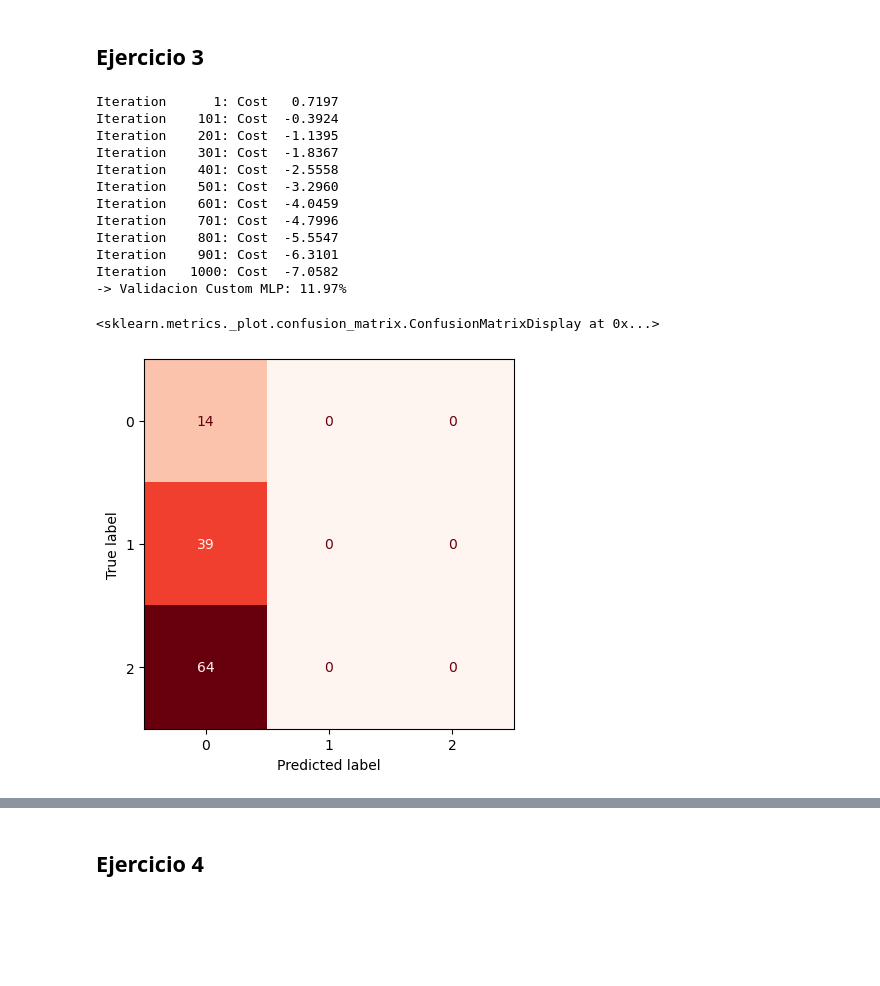
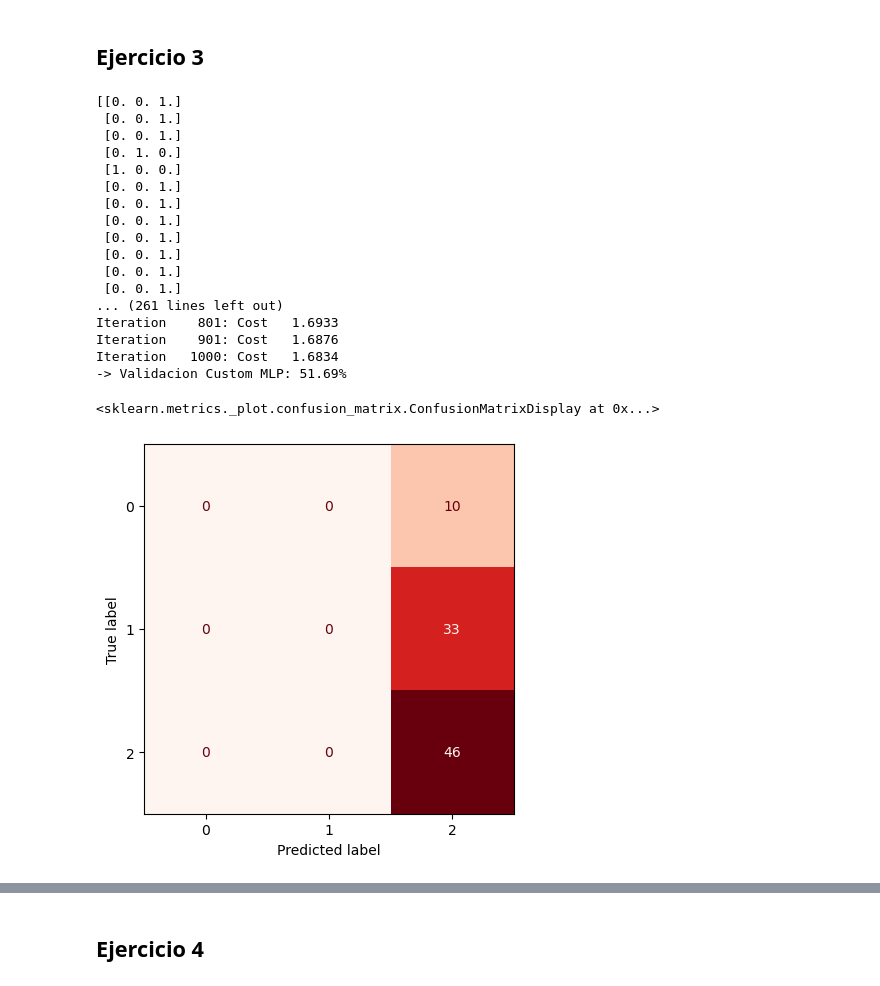
Before and after one commit to pokoli0/AAMD, a Jupyter notebook: Practica5/Practica5Enuncuado/examen.ipynb, the cells around one changed output, grey strips where cells are left out. Cells and saved outputs as stored; diff of their text form; code cells hidden in the pictures; blank space fills up the shorter version.

```diff
--- a/Practica5/Practica5Enuncuado/examen.ipynb
+++ b/Practica5/Practica5Enuncuado/examen.ipynb
@@ -202,65 +153,74 @@ import pandas as pd
 import numpy as np
 from sklearn.model_selection import train_test_split
 
-unnecessary_columns = ["Group"]
+unnecessary_columns = ['Group']
 
 # coge todos los datos menos la columna de action (la solucion)
-X = final_data.drop(unnecessary_columns, axis=1).values
+X = final_data.values
 
 # get_dummies: convierte la columna de action en una tabla de trues y falses indicando que accion esta en cada caso
-y = final_data[unnecessary_columns].values
-
-# coge los valores posibles de action
-y_labels = final_data["Group"].values
-
+y = labeled_data.values
 
 # separa los datos ->
 # y_train_lbl; y_test_lbl -> se refiere a las columnas de action que estan procesadas como labeled
-X_train, X_test, y_train, y_test, y_train_lbl, y_test_lbl= train_test_split(
-    X, y, y_labels,  random_state=42, test_size=0.33, shuffle=True )
+X_train, X_test, y_train, y_test = train_test_split(X, y, random_state=42)
 # %%
 from sklearn.metrics import accuracy_score
-from sklearn.metrics import classification_report, confusion_matrix
 from sklearn.metrics import ConfusionMatrixDisplay
 
+
+y_train = y_train.reshape(-1, 1)
+encoder = OneHotEncoder(sparse_output=False)
+y_train = encoder.fit_transform(y_train)
+
+print(y_train)
+
 # valores que vamos tocando
-LAYERS=(10, 3)
+LAYERS=(128, 64, 32)
 LAMBDA=0.001
-LR_INIT=0.01
-ITERATIONS = 1000
+LR_INIT=0.1
+ITERATIONS=1000
 
 # mlp
-mlp_custom = mlp.MLP_Complete(inputLayer=X_train.shape[1], hiddenLayers=list(LAYERS), outputLayer=y_train.shape[1], seed=42)
+mlp_custom = mlp.MLP_Complete(inputLayer=X_train.shape[1],
+                              hiddenLayers=list(LAYERS),
+                              outputLayer=y_train.shape[1],
+                              seed=42)
 mlp_custom.backpropagation(X_train,
                         y_train,
                         alpha=LR_INIT,
                         lambda_=LAMBDA,
                         numIte=ITERATIONS,
                         verbose=100)
 
 a, z = mlp_custom.feedforward(X_test)
-y_pred_custom = mlp_custom.predict(a[-1])
 
-acc_custom = accuracy_score(y_test_lbl, y_pred_custom)
+a3 = a[-1]   # activación de la última capa
+y_pred = mlp_custom.predict(a3)
 
+acc_custom = accuracy_score(y_test, y_pred)
 print(f"-> Validacion Custom MLP: {acc_custom * 100:.2f}%")
-
-ConfusionMatrixDisplay.from_predictions(y_test_lbl, y_pred_custom, cmap="Reds", colorbar=False)
+ConfusionMatrixDisplay.from_predictions(y_test, y_pred, cmap="Reds", colorbar=False)
 # %% [output]
-Iteration      1: Cost   0.7197
-Iteration    101: Cost  -0.3924
-Iteration    201: Cost  -1.1395
-Iteration    301: Cost  -1.8367
-Iteration    401: Cost  -2.5558
-Iteration    501: Cost  -3.2960
-Iteration    601: Cost  -4.0459
-Iteration    701: Cost  -4.7996
-Iteration    801: Cost  -5.5547
-Iteration    901: Cost  -6.3101
-Iteration   1000: Cost  -7.0582
--> Validacion Custom MLP: 11.97%
+[[0. 0. 1.]
+ [0. 0. 1.]
+ [0. 0. 1.]
+ [0. 1. 0.]
+ [1. 0. 0.]
+ [0. 0. 1.]
+ [0. 0. 1.]
+ [0. 0. 1.]
+ [0. 0. 1.]
+ [0. 0. 1.]
+ [0. 0. 1.]
+ [0. 0. 1.]
+... (261 lines left out)
+Iteration    801: Cost   1.6933
+Iteration    901: Cost   1.6876
+Iteration   1000: Cost   1.6834
+-> Validacion Custom MLP: 51.69%
 <sklearn.metrics._plot.confusion_matrix.ConfusionMatrixDisplay at 0x...>
-[figure, old version]
+[figure, new version]
 # %%
 from sklearn.neural_network import MLPClassifier
 
```
Also changed, not shown: parts of 4 cells of this notebook, 3 other files.
